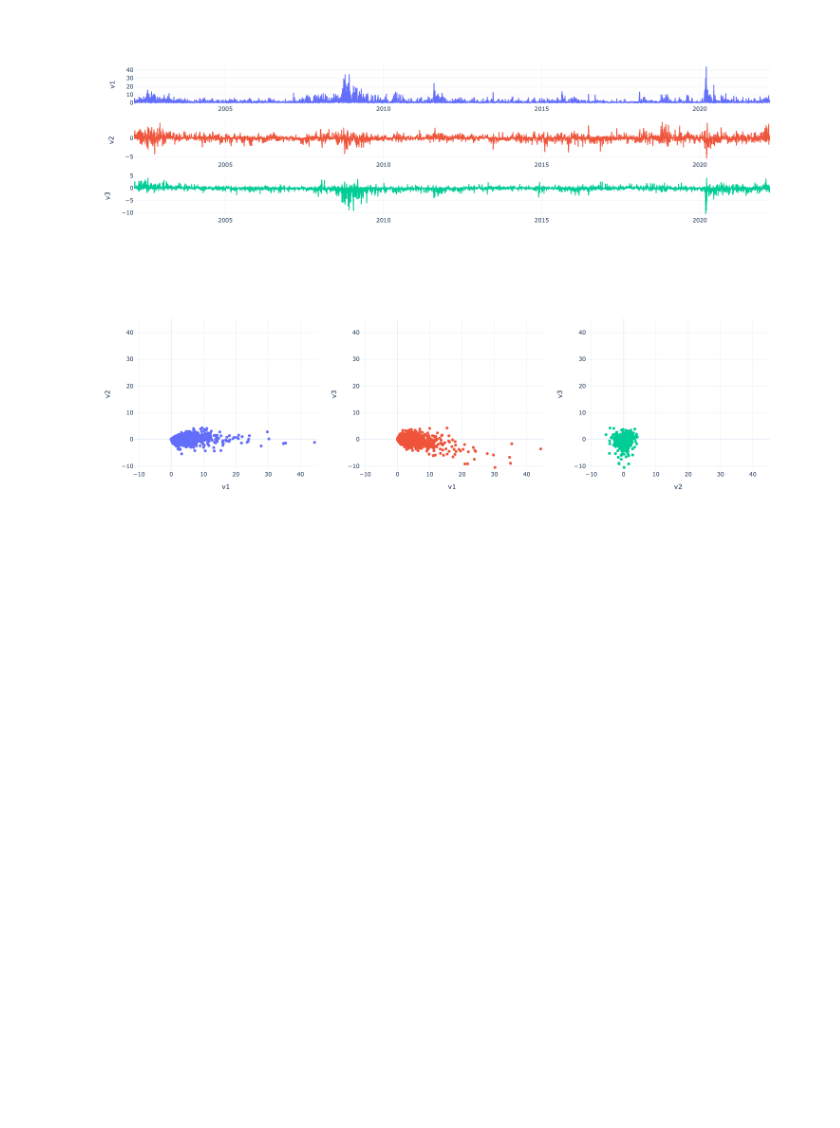
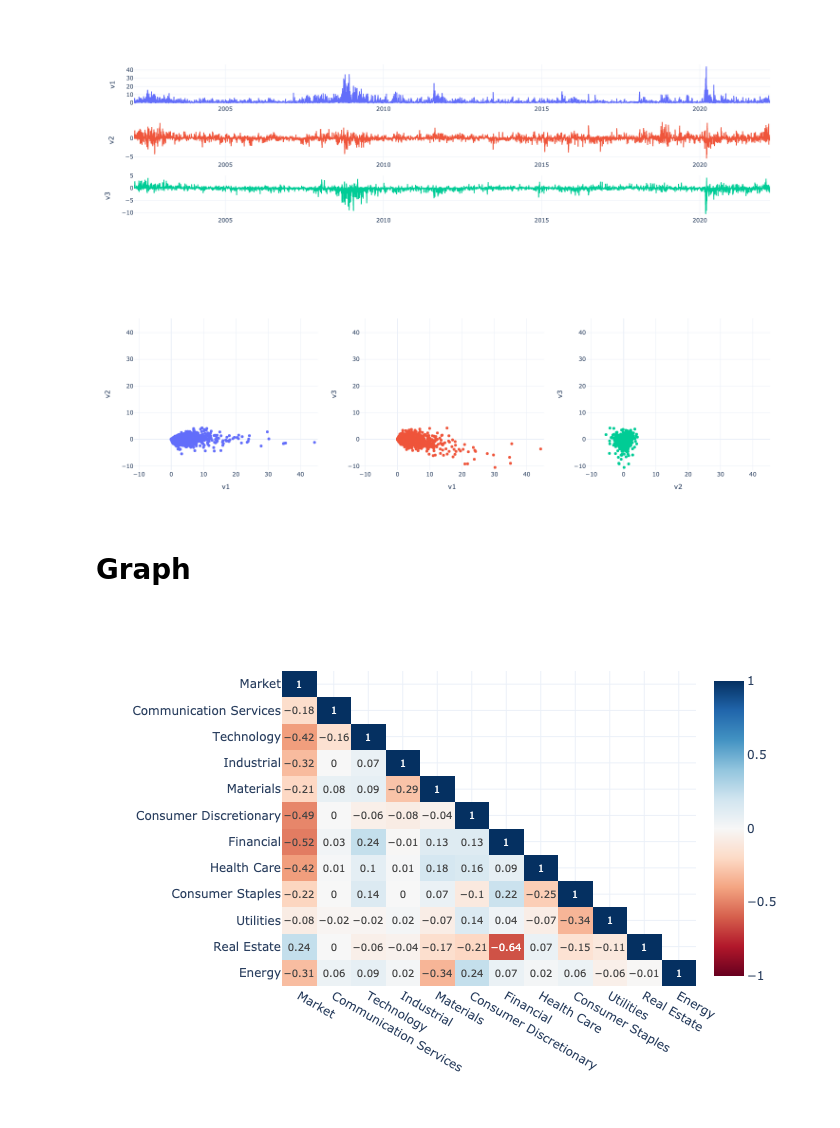
Before and after one commit to MegaCookies88/MSc.-Thesis-EVT-SP500, a Jupyter notebook: Jupyter_Notebooks/EPCA.ipynb, the cells around one changed output. Cells and saved outputs as stored; diff of their text form; code cells hidden in the pictures; blank space fills up the shorter version.

```diff
--- a/Jupyter_Notebooks/EPCA.ipynb
+++ b/Jupyter_Notebooks/EPCA.ipynb
@@ -269,3 +269,28 @@ fig.update_layout(showlegend=False, height=500, width=1500)
 fig.show()
 # %% [output]
 [figure]
+# %% [markdown]
+# Graph
+# %%
+S = tail_mx(ll)
+
+D = np.linalg.pinv(S.values)
+D = pd.DataFrame(D, index=S.index, columns=S.columns)
+
+d = pd.DataFrame(np.diag(np.diag(D)**(-1/2)), index=S.index, columns=S.columns)
+
+G = d.dot(D).dot(d)
+# %%
+M = np.array(G.round(2))
+M[np.triu_indices(12,1)] = np.nan
+M = pd.DataFrame(M, index=ll.columns, columns=ll.columns)
+
+fig = px.imshow(M, color_continuous_scale='RdBu', range_color=[-1,1], text_auto=True, aspect='auto').update_layout(
+    xaxis_title='', yaxis_title='',
+    width=700
+)
+
+#fig.write_image('../figures/graph_mx.jpeg', scale=2)
+fig.show()
+# %% [output]
+[figure, added]
```
Also changed, not shown: parts of 4 cells of this notebook.
